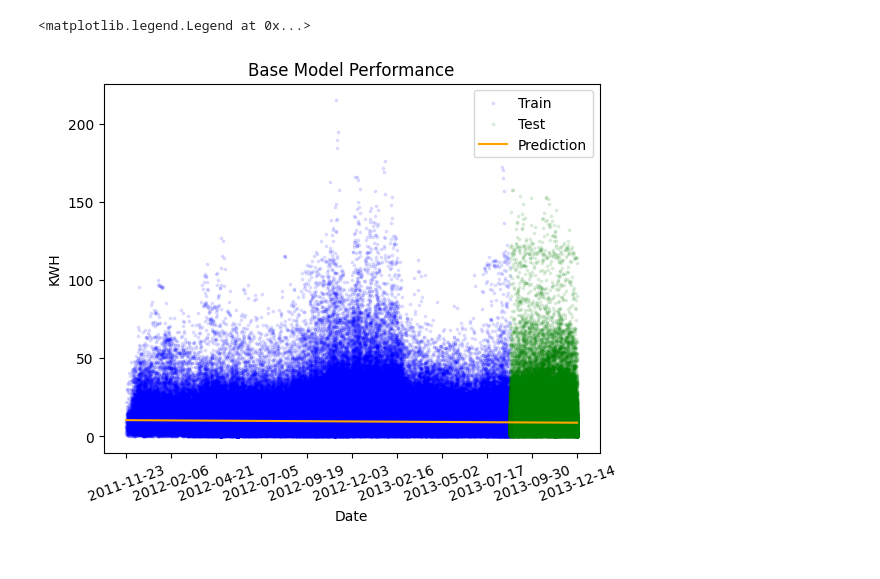
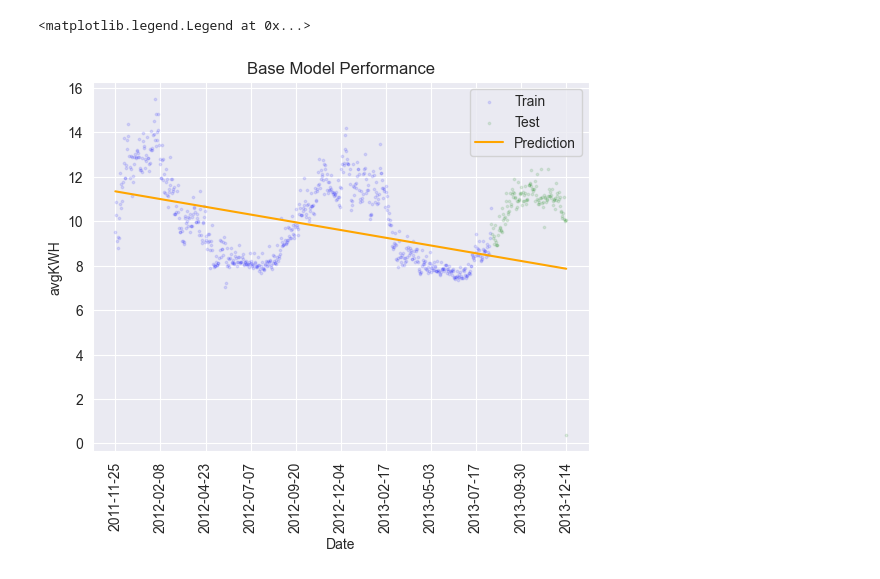
Before and after one commit to danny-ven/csc5610_london_energy, a Jupyter notebook: jupyter_notebooks/BaseModel.ipynb, the cells around one changed output. Saved outputs shown, nothing was run; the diff lists cells and outputs as text; code cells hidden in the pictures.

Commit message:
Fixed and added some comments and added an ExperimentTest.ipynb file to play around with barts system

```diff
--- a/jupyter_notebooks/BaseModel.ipynb
+++ b/jupyter_notebooks/BaseModel.ipynb
@@ -13,7 +13,7 @@ for file in glob("../data/test_train_split/*.csv"):
 # %%
 for i, test_train_split in enumerate(test_train_splits):
-    test_train_split["train"] = test_train_split["train"][test_train_split["train"]["KWH"] > 0.01].copy()
-    test_train_split["test"] = test_train_split["test"][test_train_split["test"]["KWH"] > 0.01].copy()
+    test_train_split["train"] = test_train_split["train"][test_train_split["train"]["avgKWH"] > 0.01].copy()
+    test_train_split["test"] = test_train_split["test"][test_train_split["test"]["avgKWH"] > 0.01].copy()
 # %%
 from sklearn.preprocessing import StandardScaler
 import matplotlib.pyplot as plt
@@ -23,11 +23,31 @@ MIN_DATE = pd.to_datetime(test_train_splits[0]["train"]["Date"]).min()
 MAX_DATE = pd.to_datetime(test_train_splits[-1]["test"]["Date"]).max()
 
 def get_xy(data_df, encoder=None):
+################################### original
+    # data_df["Date"] = pd.to_datetime(data_df["Date"])
+    #
+    # data_df['date_index'] = data_df.apply(lambda x: (x["Date"] - MIN_DATE).days, axis=1) / (MAX_DATE - MIN_DATE).days
+    # x = data_df['date_index'].values
+    # y = data_df['avgKWH'].values
+################################### How is this different from days elapsed? Whats the importance of being [0 1]
+    print(data_df.columns)
     data_df["Date"] = pd.to_datetime(data_df["Date"])
+    data_df["days_elapsed"] = data_df["days_elapsed"]
+    data_df['date_index'] = data_df["days_elapsed"] / (MAX_DATE - MIN_DATE).days
+    data_df['date_index'] = data_df["days_elapsed"]
+    x = data_df['date_index'].values
+    y = data_df['avgKWH'].values
 
-    data_df['date_index'] = data_df.apply(lambda x: (x["Date"] - MIN_DATE).days, axis=1) / (MAX_DATE - MIN_DATE).days
-    x = data_df['date_index'].values
-    y = data_df['KWH'].values
+################################### lets try multiple inputs
+    # print(data_df.columns)
+    # data_df["Date"] = pd.to_datetime(data_df["Date"])
+    # data_df["days_elapsed"] = data_df["days_elapsed"]
+    # data_df['date_index'] = data_df["days_elapsed"] / (MAX_DATE - MIN_DATE).days
+    # x = data_df[['date_index',"(-1)avgKWH",'SMA3_avgKWH']].values
+    # y = data_df['avgKWH'].values
+    # print(y)
+
+###################################
 
     if encoder is None:
         encoder = StandardScaler()
@@ -80,19 +119,21 @@ RMSE: 9.12 MAPE: 142.49%
 # %%
-plt.scatter(test_train_splits[-1]["train"]["date_index"], test_train_splits[-1]["train"]["KWH"], color="blue", alpha=0.1, s=3.0, label="Train")
-plt.scatter(test_train_splits[-1]["test"]["date_index"], test_train_splits[-1]["test"]["KWH"], color="green", alpha=0.1, s=3.0, label="Test")
-xs = [0.0, 1.0]
+# plt.scatter(test_train_splits[-1]["train"]["date_index"], test_train_splits[-1]["train"]["avgKWH"], color="blue", alpha=0.1, s=3.0, label="Train")
+# plt.scatter(test_train_splits[-1]["test"]["date_index"], test_train_splits[-1]["test"]["avgKWH"], color="green", alpha=0.1, s=3.0, label="Test")
+plt.scatter(test_train_splits[-1]["train"]["days_elapsed"], test_train_splits[-1]["train"]["avgKWH"], color="blue", alpha=0.1, s=3.0, label="Train")
+plt.scatter(test_train_splits[-1]["test"]["days_elapsed"], test_train_splits[-1]["test"]["avgKWH"], color="green", alpha=0.1, s=3.0, label="Test")
+xs = [0.0, 826]
 ys = test_train_splits[-1]["encoder"].inverse_transform([test_train_splits[-1]["model"].predict(np.array(xs)[:, np.newaxis])])[0]
 plt.plot(xs, ys, c="orange", label="Prediction")
 
 X_LABEL_COUNT = 10
 x_ticks = [(MIN_DATE + ((MAX_DATE - MIN_DATE) * i / (X_LABEL_COUNT + 1))).date() for i in range(X_LABEL_COUNT+1)]
 
-plt.xticks(np.arange(0,1.01,1/(X_LABEL_COUNT)), x_ticks, rotation=20)
+plt.xticks(np.arange(0,826.1,826/(X_LABEL_COUNT)), x_ticks, rotation=90)
 plt.xlabel("Date")
-plt.ylabel("KWH")
+plt.ylabel("avgKWH")
 plt.title("Base Model Performance")
 
 plt.legend(loc="upper right")
 # %% [output]
 <matplotlib.legend.Legend at 0x...>
-[figure, old version]
+[figure, new version]
```
Also changed, not shown: parts of 3 cells of this notebook, 1 other file.
